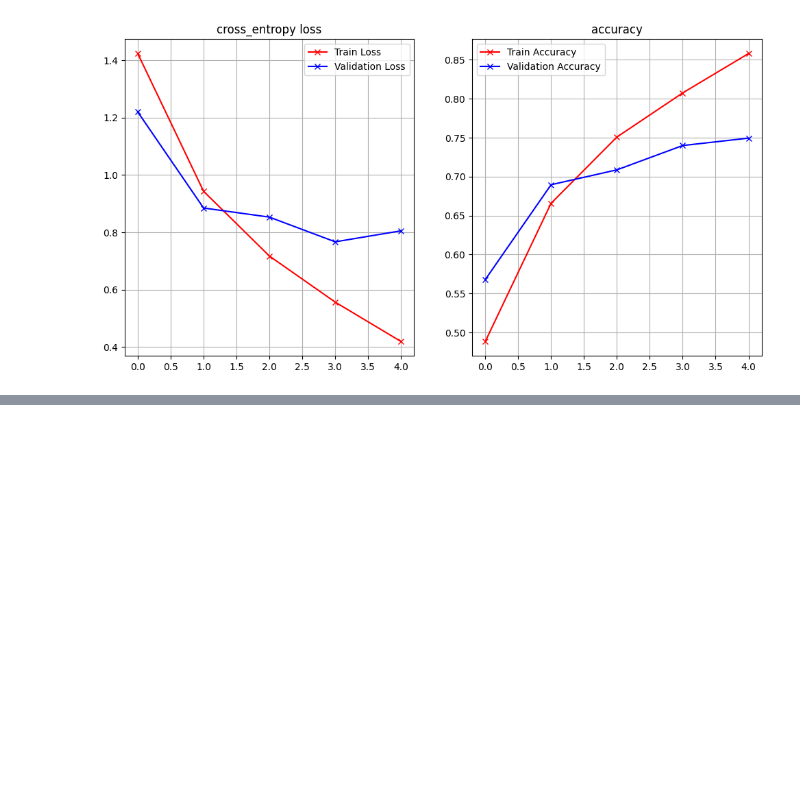
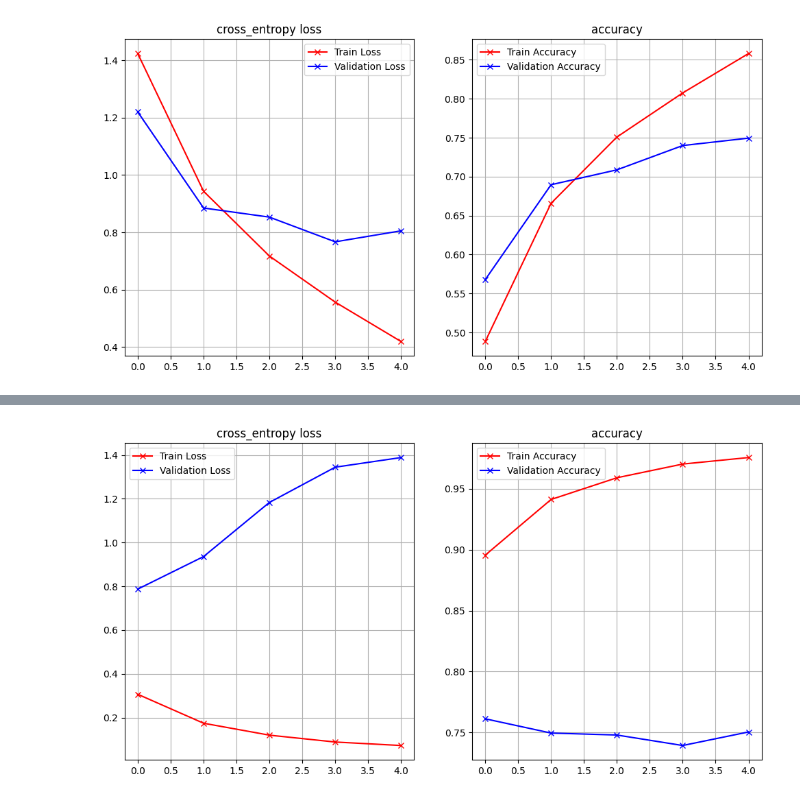
Before and after one commit to JomariIGL/CPE-313, a Jupyter notebook: Module 3/Hands-on Activity 2.1 - Convolutional Neural Network.ipynb, the cells around one changed output, grey strips where cells are left out. Cells and saved outputs as stored; diff of their text form; code cells hidden in the pictures; blank space fills up the shorter version.

```diff
--- a/Module 3/Hands-on Activity 2.1 - Convolutional Neural Network.ipynb
+++ b/Module 3/Hands-on Activity 2.1 - Convolutional Neural Network.ipynb
@@ -353,3 +353,17 @@ def plot_loss_accuracy(history):
 plot_loss_accuracy(history_3)
 # %% [output]
 [figure]
+# %%
+batch_size = 32
+
+opt = keras.optimizers.Adam(learning_rate=0.0005)
+
+
+model_3.compile(loss='categorical_crossentropy',
+              optimizer=opt,
+              metrics=['accuracy'])
+
+history_4 = model_3.fit(x_train, y_train,
+              batch_size=batch_size,
+              epochs=5,
+              validation_data=(x_test, y_test))
@@ -355,0 +381,22 @@ plot_loss_accuracy(history_3)
+# %%
+def plot_loss_accuracy(history):
+    fig = plt.figure(figsize=(12, 6))
+    ax = fig.add_subplot(1, 2, 1)
+    ax.plot(history.history["loss"],'r-x', label="Train Loss")
+    ax.plot(history.history["val_loss"],'b-x', label="Validation Loss")
+    ax.legend()
+    ax.set_title('cross_entropy loss')
+    ax.grid(True)
+
+
+    ax = fig.add_subplot(1, 2, 2)
+    ax.plot(history.history["accuracy"],'r-x', label="Train Accuracy")
+    ax.plot(history.history["val_accuracy"],'b-x', label="Validation Accuracy")
+    ax.legend()
+    ax.set_title('accuracy')
+    ax.grid(True)
+
+
+plot_loss_accuracy(history_4)
+# %% [output]
+[figure, added]
```
Also changed, not shown: parts of 1 cell of this notebook, 1 other file.
